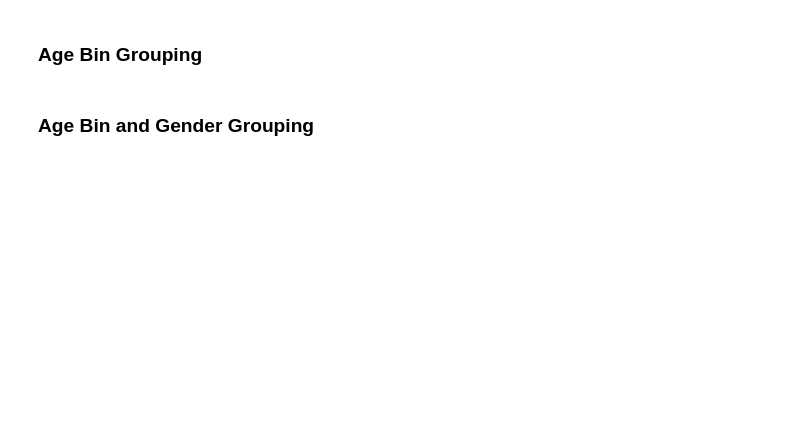
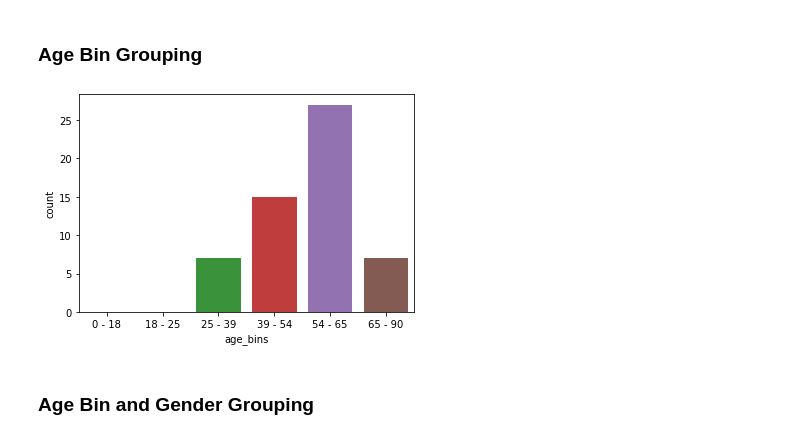
Before and after one commit to TRoboto/Udacity, a Jupyter notebook: AI for Healthcare Nanodegree/Exercise - Analyze Dataset/Compare_Demographics_Exercise.ipynb, the cells around one changed output. Saved outputs shown, nothing was run; the diff lists cells and outputs as text; code cells hidden in the pictures; blank space fills up the shorter version.

```diff
--- a/AI for Healthcare Nanodegree/Exercise - Analyze Dataset/Compare_Demographics_Exercise.ipynb
+++ b/AI for Healthcare Nanodegree/Exercise - Analyze Dataset/Compare_Demographics_Exercise.ipynb
@@ -38,0 +43,6 @@ demo_df = subset_df[demo_features]
+# %%
+#convert age to bins
+age_bins = [0, 18, 25, 39,  54, 65, 90]
+a_bin = [str(x) for x in age_bins ]
+age_labels = ["".join(x) for x in zip( [x + " - " for x in a_bin[:-1]], a_bin[1:])]
+demo_df['age_bins'] = pd.cut(demo_df['age'], bins=age_bins, labels=age_labels)
@@ -43,2 +66,6 @@ demo_df = subset_df[demo_features]
+# %%
+ax = sns.countplot(x="age_bins", data=demo_df)
+# %% [output]
+[figure, added]
 # %% [markdown]
 ### Age Bin and Gender Grouping
```
Also changed, not shown: parts of 13 cells of this notebook.
